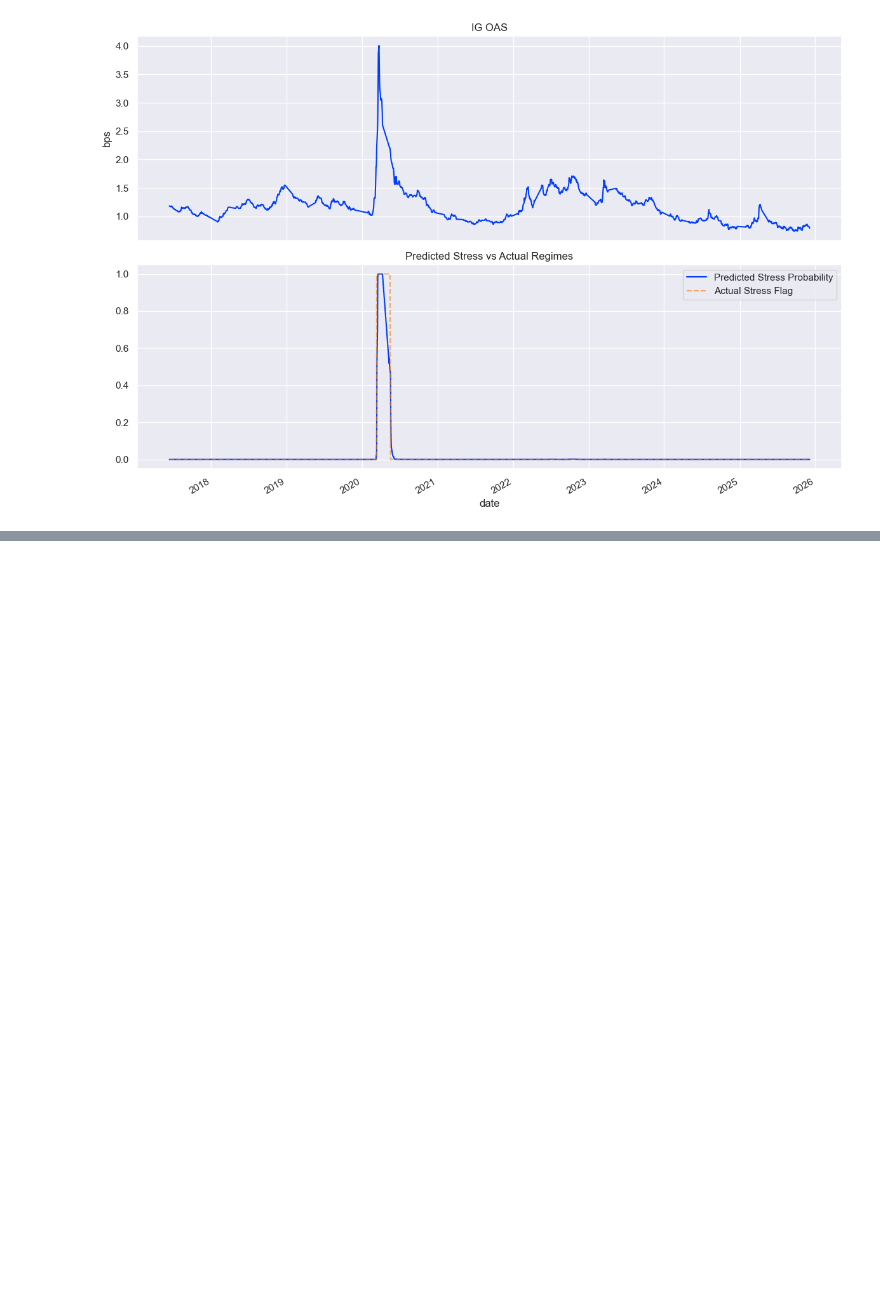
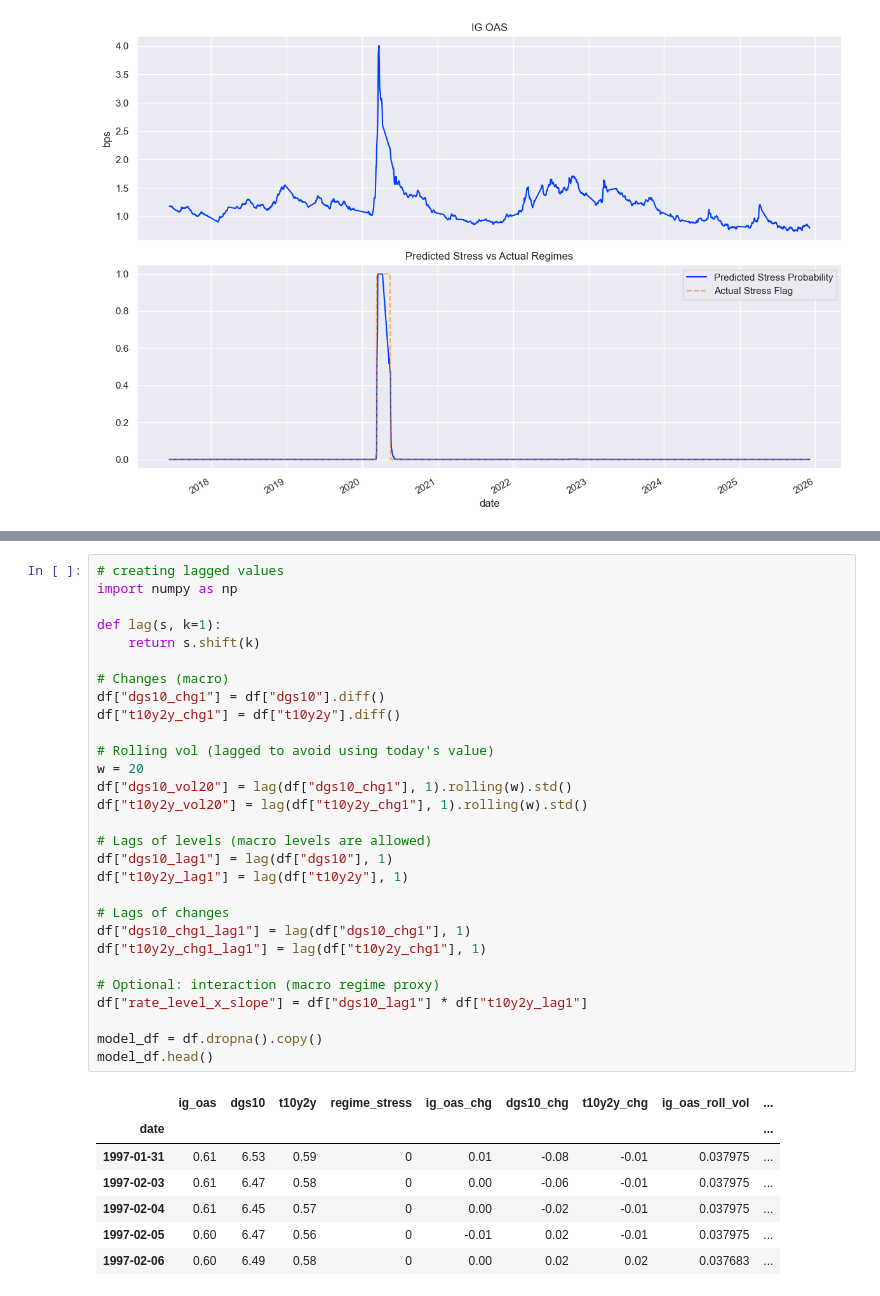
Before and after one commit to WickedoneC/credit_spread_regime, a Jupyter notebook: notebooks/01_eda_spread_regimes.ipynb, the cells around one changed output, grey strips where cells are left out. Cells and saved outputs as stored; diff of their text form; blank space fills up the shorter version.

```diff
--- a/notebooks/01_eda_spread_regimes.ipynb
+++ b/notebooks/01_eda_spread_regimes.ipynb
@@ -221,0 +259,37 @@ plt.show()
+# %%
+# creating lagged values
+import numpy as np
+
+def lag(s, k=1):
+    return s.shift(k)
+
+# Changes (macro)
+df["dgs10_chg1"] = df["dgs10"].diff()
+df["t10y2y_chg1"] = df["t10y2y"].diff()
+
+# Rolling vol (lagged to avoid using today's value)
+w = 20
+df["dgs10_vol20"] = lag(df["dgs10_chg1"], 1).rolling(w).std()
+df["t10y2y_vol20"] = lag(df["t10y2y_chg1"], 1).rolling(w).std()
+
+# Lags of levels (macro levels are allowed)
+df["dgs10_lag1"] = lag(df["dgs10"], 1)
+df["t10y2y_lag1"] = lag(df["t10y2y"], 1)
+
+# Lags of changes
+df["dgs10_chg1_lag1"] = lag(df["dgs10_chg1"], 1)
+df["t10y2y_chg1_lag1"] = lag(df["t10y2y_chg1"], 1)
+
+# Optional: interaction (macro regime proxy)
+df["rate_level_x_slope"] = df["dgs10_lag1"] * df["t10y2y_lag1"]
+
+model_df = df.dropna().copy()
+model_df.head()
+# %% [output]
+|  | ig_oas | dgs10 | t10y2y | regime_stress | ig_oas_chg | dgs10_chg | t10y2y_chg | ig_oas_roll_vol | ... |
+| date |  |  |  |  |  |  |  |  | ... |
+| 1997-01-31 | 0.61 | 6.53 | 0.59 | 0 | 0.01 | -0.08 | -0.01 | 0.037975 | ... |
+| 1997-02-03 | 0.61 | 6.47 | 0.58 | 0 | 0.00 | -0.06 | -0.01 | 0.037975 | ... |
+| 1997-02-04 | 0.61 | 6.45 | 0.57 | 0 | 0.00 | -0.02 | -0.01 | 0.037975 | ... |
+| 1997-02-05 | 0.60 | 6.47 | 0.56 | 0 | -0.01 | 0.02 | -0.01 | 0.037975 | ... |
+| 1997-02-06 | 0.60 | 6.49 | 0.58 | 0 | 0.00 | 0.02 | 0.02 | 0.037683 | ... |
```
Also changed, not shown: parts of 14 cells of this notebook.
